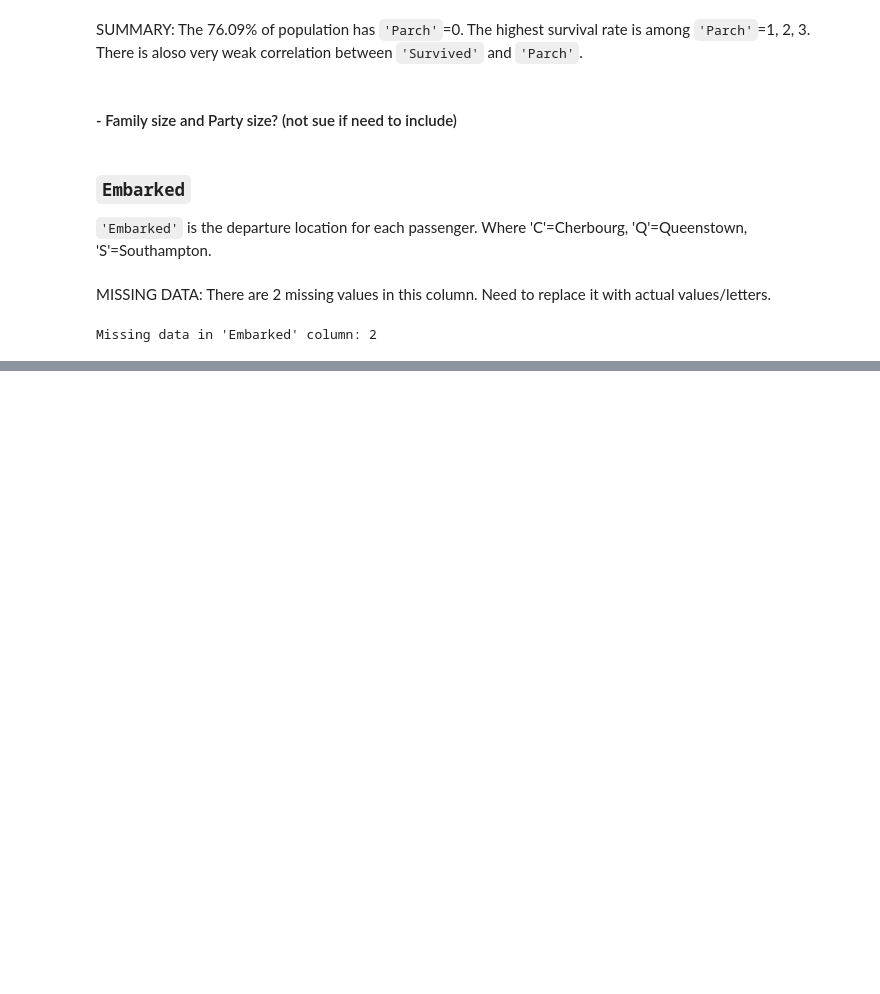
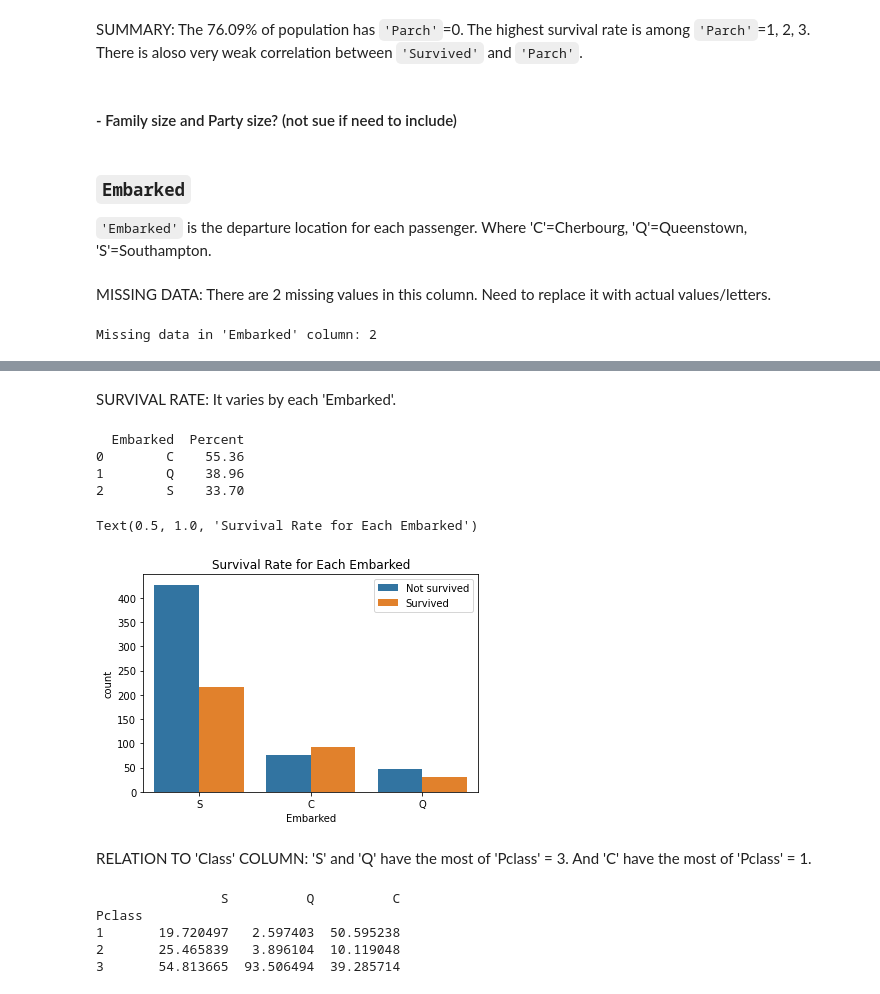
Before and after one commit to AShabunevich/Kaggle_practice_and_exercises, a Jupyter notebook: Titanic_Machine_Learning/titanic_project.ipynb, the cells around one changed output, grey strips where cells are left out. Saved outputs shown, nothing was run; the diff lists cells and outputs as text; code cells hidden in the pictures; blank space fills up the shorter version.

```diff
--- a/Titanic_Machine_Learning/titanic_project.ipynb
+++ b/Titanic_Machine_Learning/titanic_project.ipynb
@@ -561,0 +584,47 @@ Missing data in 'Embarked' column: 2
+# %% [markdown]
+SURVIVAL RATE: It varies by each 'Embarked'.
+# %%
+#TABLE
+embarked_survival_rate = ((train_data.groupby('Embarked').Survived.mean())*100).round(2)
+
+embarked_survival_rate_table = pd.DataFrame({'Embarked':embarked_survival_rate.index, 'Percent':embarked_survival_rate.values})
+print(embarked_survival_rate_table)
+
+
+#GRAPH
+embarked_survival_rate_graph = sns.countplot(x='Embarked', hue='Survived', data=train_data)
+plt.legend(['Not survived', 'Survived'])
+plt.title('Survival Rate for Each Embarked')
+# %% [output]
+  Embarked  Percent
+0        C    55.36
+1        Q    38.96
+2        S    33.70
+Text(0.5, 1.0, 'Survival Rate for Each Embarked')
+[figure, added]
+# %% [markdown]
+RELATION TO 'Class' COLUMN: 'S' and 'Q' have the most of 'Pclass' = 3. And 'C' have the most of 'Pclass' = 1.
+# %%
+#number of passengers based on 'Embarked' and 'Pclass'
+x1 = train_data.groupby('Embarked').Pclass.value_counts().sort_index()
+
+#total number of passengers in each 'Embarked'
+y1 = train_data.Embarked.value_counts()
+
+#percentage in each 'Embarkrd' based on 'Pclass'
+s_percent = ((x1['S']/y1['S'])*100)
+q_percent = ((x1['Q']/y1['Q'])*100)
+c_percent = ((x1['C']/y1['C'])*100)
+
+#convert to DataFrame
+z1=pd.concat([s_percent,q_percent,c_percent], axis=1)
+z1.columns.values[0]='S'
+z1.columns.values[1]='Q'
+z1.columns.values[2]='C'
+print(z1)
+# %% [output]
+                S          Q          C
+Pclass
+1       19.720497   2.597403  50.595238
+2       25.465839   3.896104  10.119048
+3       54.813665  93.506494  39.285714
```
Also changed, not shown: parts of 18 cells of this notebook.
